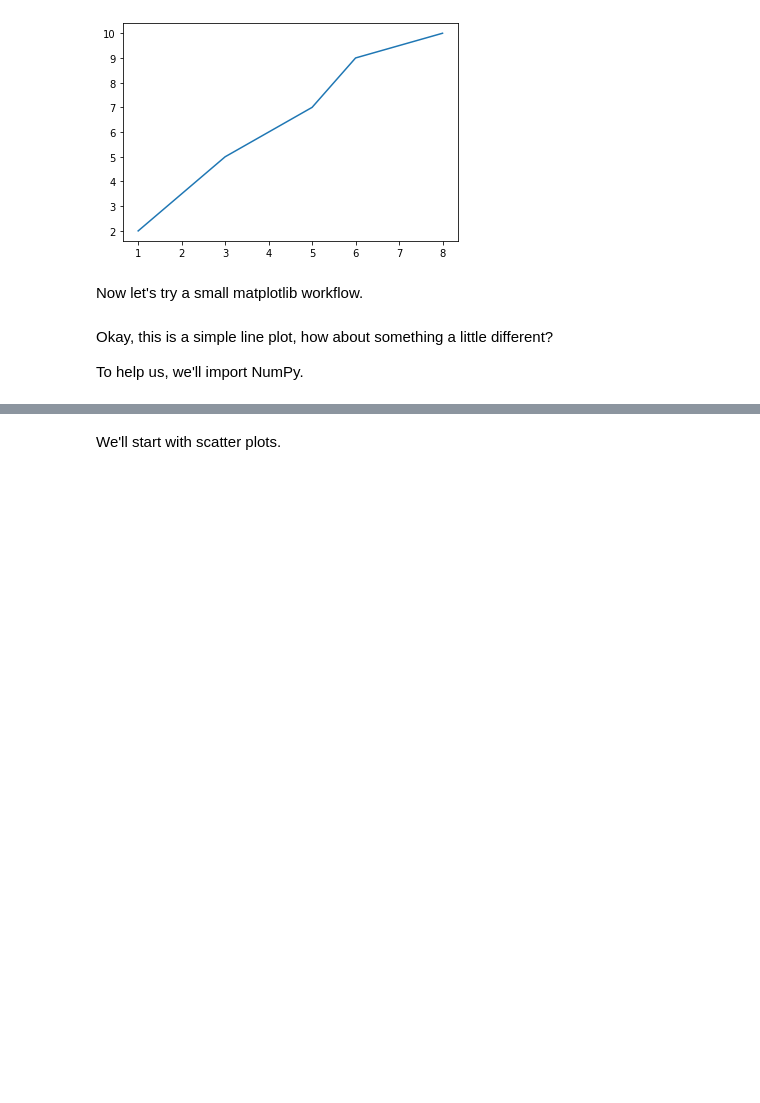
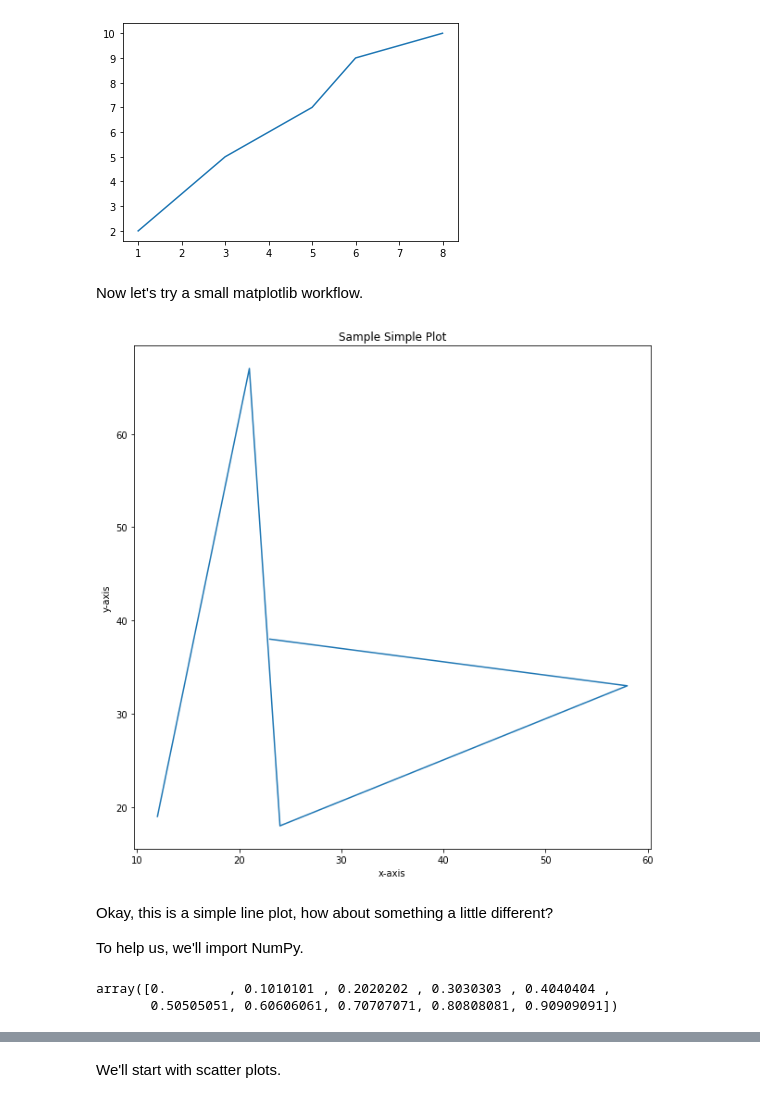
Before and after one commit to liwangcherish/learning-notes-Complete-A.I.-Machine-Learning-Data-Science-Bootcamp, a Jupyter notebook: matplotlib-exercises.ipynb, the cells around one changed output, grey strips where cells are left out. Drawn from its saved outputs; the diff is of its cells as text; code cells hidden in the pictures; blank space fills up the shorter version.

```diff
--- a/matplotlib-exercises.ipynb
+++ b/matplotlib-exercises.ipynb
@@ -53,21 +53,28 @@ ax.plot(X, y);
 Now let's try a small matplotlib workflow.
 # %%
 # Import and get matplotlib ready
-
+%matplotlib inline
+import matplotlib.pyplot as plt
 
 # Prepare data (create two lists of 5 numbers, X & y)
-
+x = [12, 21, 24, 58, 23]
+y = [19, 67, 18, 33, 38]
 
 # Setup figure and axes using plt.subplots()
+# Add data (X, y) to axes
+fig, ax = plt. subplots(figsize = (10, 10))
 
-
-# Add data (X, y) to axes
-
+## Syntax error: use ax.plot=(x, y)
+ax.plot(x, y)
 
 # Customize plot by adding a title, xlabel and ylabel
-
+ax.set(title = "Sample Simple Plot", xlabel = "x-axis", ylabel = "y-axis")
 
 # Save the plot to file using fig.savefig()
+fig.savefig("sample-simple-plot.png")
+fig;
+# %% [output]
+[figure, added]
 # %% [markdown]
 Okay, this is a simple line plot, how about something a little different?
 
@@ -77,4 +85,9 @@ To help us, we'll import NumPy.
 # %%
 # Create an array of 100 evenly spaced numbers between 0 and 100 using NumPy and save it to variable X
+x = np.linspace(0, 10, 100)
+x[:10]
+# %% [output]
+array([0.        , 0.1010101 , 0.2020202 , 0.3030303 , 0.4040404 ,
+       0.50505051, 0.60606061, 0.70707071, 0.80808081, 0.90909091])
 # %%
 # Create a plot using plt.subplots() and plot X versus X^2 (X squared)
```
Also changed, not shown: parts of 32 cells of this notebook, 1 other file.
